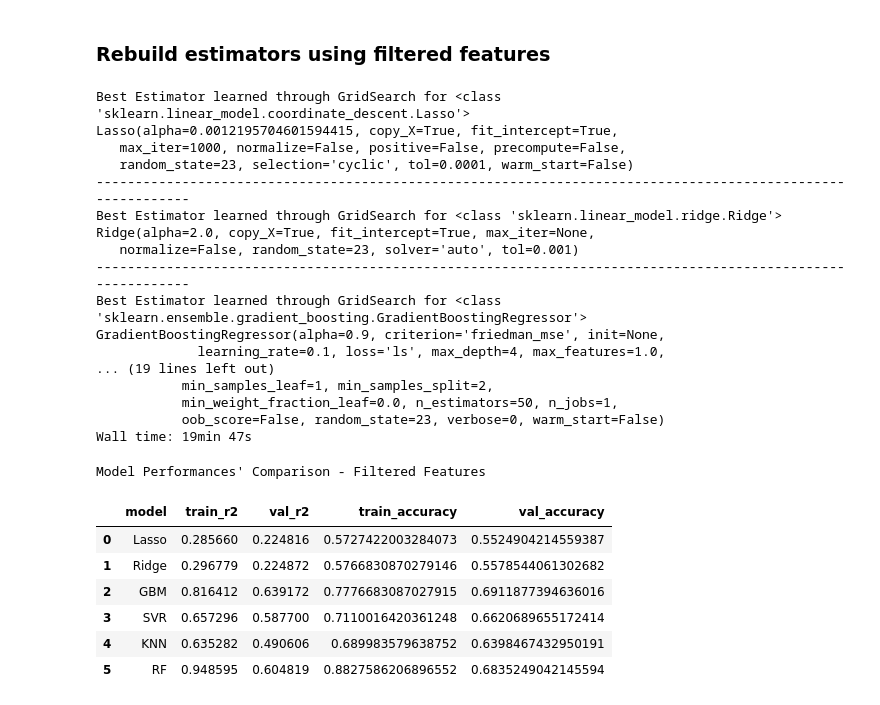
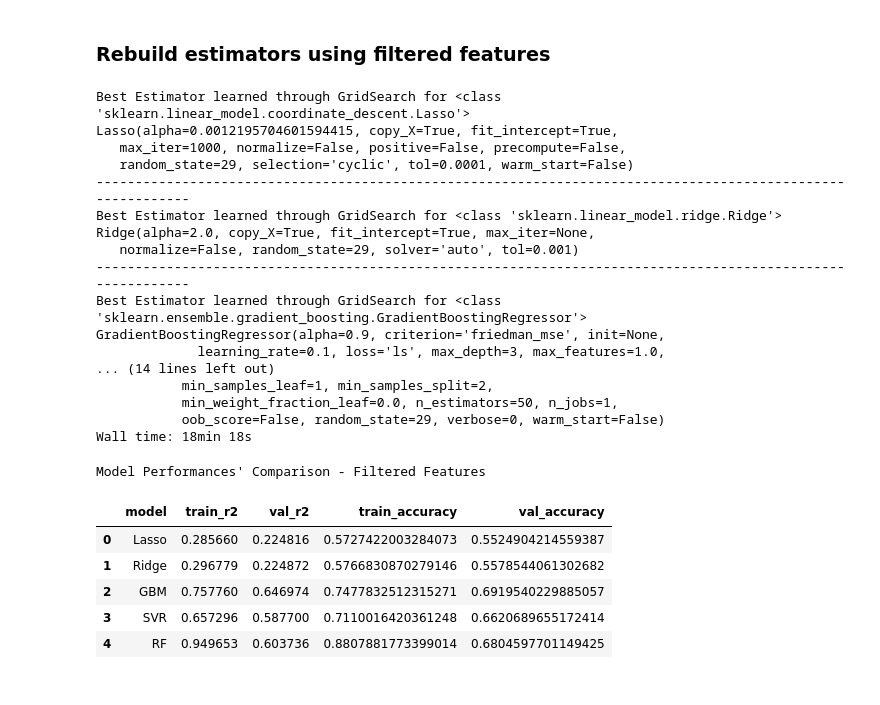
Before and after one commit to xiao-chi/yelp-prediction-mvp, a Jupyter notebook: yelp_prediction_model.ipynb, the cells around one changed output. Drawn from its saved outputs; the diff is of its cells as text; code cells hidden in the pictures.

```diff
--- a/yelp_prediction_model.ipynb
+++ b/yelp_prediction_model.ipynb
@@ -143,11 +134,11 @@ vrounder = vectorize(rounder)
 
 def model_CVGridSearch(model, param_grid, n_jobs, rs):
 
-    if model in (SVR,neighbors.KNeighborsRegressor):
+    if model == SVR:
         estimator = model()
     else:
         estimator = model(random_state = rs)
-    cv = ShuffleSplit(x_train.shape[0], n_iter=10, test_size=0.2, random_state = (rs+1)**2)
+    cv = 9
     regressor = GridSearchCV(estimator=estimator, cv=cv,
                               param_grid=param_grid, n_jobs=n_jobs)
     regressor.fit(x_train, y_train)
@@ -509,9 +477,9 @@ gbm_cv2, gbm_best2, gbm_params2, gbm_cvResults2 = model_CVGridSearch(
 print("------------------------------------------------------------------------------------------------------------")
 svr_cv2, svr_best2, svr_params2, svr_cvResults2 = model_CVGridSearch(
     SVR, svr_param, svr_jobs, svr_rs)
-print("------------------------------------------------------------------------------------------------------------")
-knn_cv2, knn_best2, knn_params2, knn_cvResults2 = model_CVGridSearch(
-    neighbors.KNeighborsRegressor, knn_param, knn_jobs, knn_rs)
+# print("------------------------------------------------------------------------------------------------------------")
+# knn_cv2, knn_best2, knn_params2, knn_cvResults2 = model_CVGridSearch(
+#     neighbors.KNeighborsRegressor, knn_param, knn_jobs, knn_rs)
 print("------------------------------------------------------------------------------------------------------------")
 rf_cv2, rf_best2, rf_params2, rf_cvResults2 = model_CVGridSearch(
     RandomForestRegressor, rf_param, rf_jobs, rf_rs)
@@ -519,51 +487,49 @@ rf_cv2, rf_best2, rf_params2, rf_cvResults2 = model_CVGridSearch(
 Best Estimator learned through GridSearch for <class 'sklearn.linear_model.coordinate_descent.Lasso'>
 Lasso(alpha=0.0012195704601594415, copy_X=True, fit_intercept=True,
    max_iter=1000, normalize=False, positive=False, precompute=False,
-   random_state=23, selection='cyclic', tol=0.0001, warm_start=False)
+   random_state=29, selection='cyclic', tol=0.0001, warm_start=False)
 ------------------------------------------------------------------------------------------------------------
 Best Estimator learned through GridSearch for <class 'sklearn.linear_model.ridge.Ridge'>
 Ridge(alpha=2.0, copy_X=True, fit_intercept=True, max_iter=None,
-   normalize=False, random_state=23, solver='auto', tol=0.001)
+   normalize=False, random_state=29, solver='auto', tol=0.001)
 ------------------------------------------------------------------------------------------------------------
 Best Estimator learned through GridSearch for <class 'sklearn.ensemble.gradient_boosting.GradientBoostingRegressor'>
 GradientBoostingRegressor(alpha=0.9, criterion='friedman_mse', init=None,
-             learning_rate=0.1, loss='ls', max_depth=4, max_features=1.0,
-... (19 lines left out)
+             learning_rate=0.1, loss='ls', max_depth=3, max_features=1.0,
+... (14 lines left out)
            min_samples_leaf=1, min_samples_split=2,
            min_weight_fraction_leaf=0.0, n_estimators=50, n_jobs=1,
-           oob_score=False, random_state=23, verbose=0, warm_start=False)
-Wall time: 19min 47s
+           oob_score=False, random_state=29, verbose=0, warm_start=False)
+Wall time: 18min 18s
 # %%
 ## Compare Estimators' Performances with filtered features
 
 l_t_r2, l_v_r2, l_t_acc, l_v_acc = performances(lasso_best2)
 r_t_r2, r_v_r2, r_t_acc, r_v_acc = performances(ridge_best2)
 g_t_r2, g_v_r2, g_t_acc, g_v_acc = performances(gbm_best2)
 s_t_r2, s_v_r2, s_t_acc, s_v_acc = performances(svr_best2)
-k_t_r2, k_v_r2, k_t_acc, k_v_acc = performances(knn_best2)
 rf_t_r2, rf_v_r2, rf_t_acc, rf_v_acc = performances(rf_best2)
 
-model_comparison = pd.DataFrame({'model': ['Lasso', 'Ridge', 'GBM','SVR', 'KNN', 'RF'],
-                                 'train_r2':  [l_t_r2, r_t_r2, g_t_r2,s_t_r2,k_t_r2,rf_t_r2],
-                                 'val_r2': [l_v_r2, r_v_r2, g_v_r2,s_v_r2,k_v_r2,rf_v_r2],
-                                 'train_accuracy': [l_t_acc, r_t_acc, g_t_acc,s_t_acc,k_t_acc,rf_t_acc],
-                                 'val_accuracy': [l_v_acc, r_v_acc, g_v_acc,s_v_acc,k_v_acc,rf_v_acc]
+model_comparison = pd.DataFrame({'model': ['Lasso', 'Ridge', 'GBM','SVR', 'RF'],
+                                 'train_r2':  [l_t_r2, r_t_r2, g_t_r2,s_t_r2,rf_t_r2],
+                                 'val_r2': [l_v_r2, r_v_r2, g_v_r2,s_v_r2,rf_v_r2],
+                                 'train_accuracy': [l_t_acc, r_t_acc, g_t_acc,s_t_acc,rf_t_acc],
+                                 'val_accuracy': [l_v_acc, r_v_acc, g_v_acc,s_v_acc,rf_v_acc]
                                 })
 
 # Order the dataframe
 model_comparison = model_comparison[['model', 'train_r2', 'val_r2', 'train_accuracy','val_accuracy']]
 
 print("Model Performances' Comparison - Filtered Features")
 model_comparison
 # %% [output]
 Model Performances' Comparison - Filtered Features
 |  | model | train_r2 | val_r2 | train_accuracy | val_accuracy |
 | 0 | Lasso | 0.285660 | 0.224816 | 0.5727422003284073 | 0.5524904214559387 |
 | 1 | Ridge | 0.296779 | 0.224872 | 0.5766830870279146 | 0.5578544061302682 |
-| 2 | GBM | 0.816412 | 0.639172 | 0.7776683087027915 | 0.6911877394636016 |
+| 2 | GBM | 0.757760 | 0.646974 | 0.7477832512315271 | 0.6919540229885057 |
 | 3 | SVR | 0.657296 | 0.587700 | 0.7110016420361248 | 0.6620689655172414 |
-| 4 | KNN | 0.635282 | 0.490606 | 0.689983579638752 | 0.6398467432950191 |
-| 5 | RF | 0.948595 | 0.604819 | 0.8827586206896552 | 0.6835249042145594 |
+| 4 | RF | 0.949653 | 0.603736 | 0.8807881773399014 | 0.6804597701149425 |
 # %%
 ## Reducing features doesn't show much changes (slightly more potential to overfitting)
 ## in the performances of the model.
```
Also changed, not shown: parts of 10 cells of this notebook, 2 other files.
